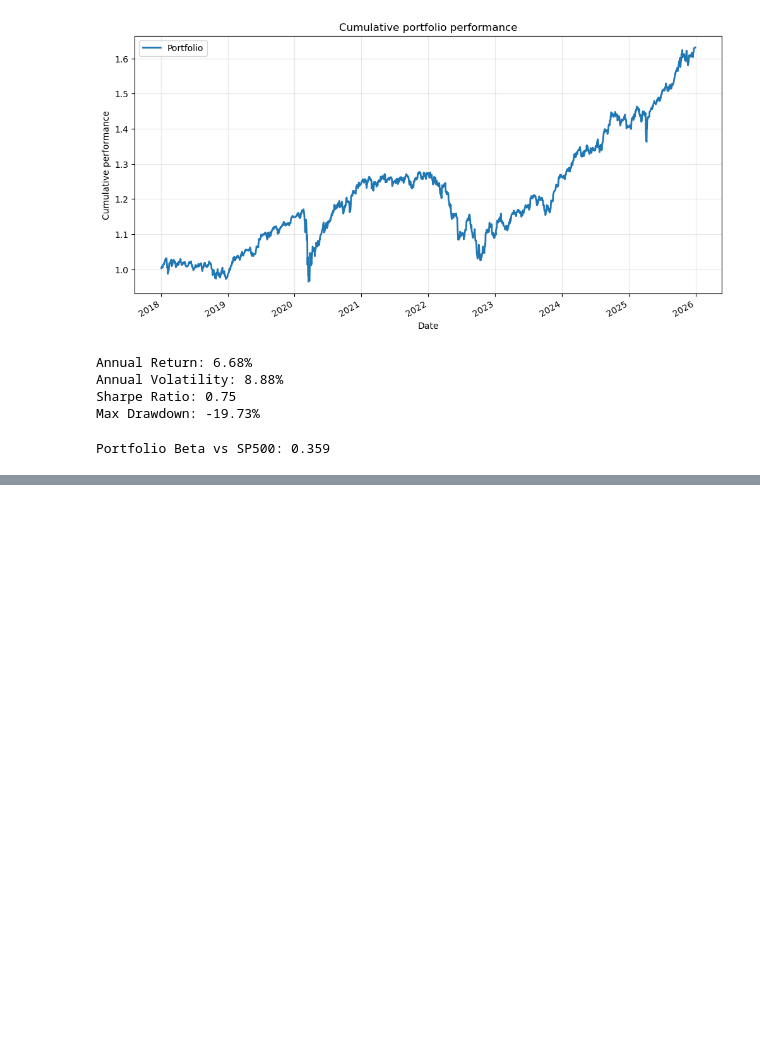
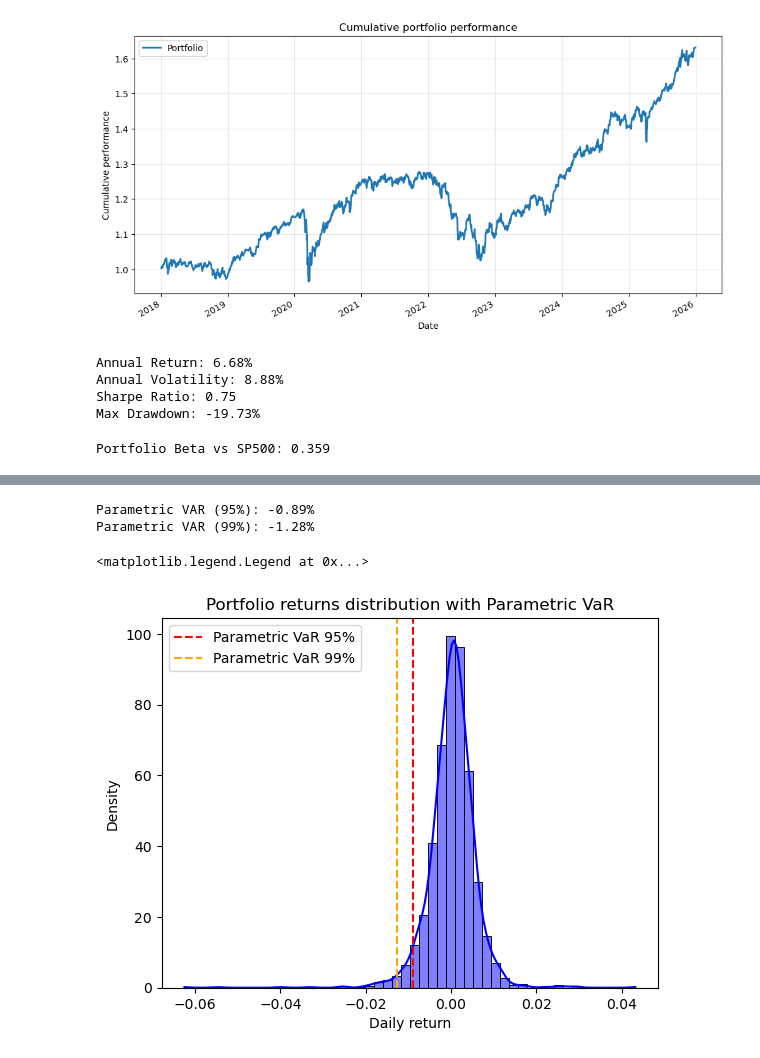
Before and after one commit to joelmw24/portfolio-stress-test, a Jupyter notebook: main.ipynb, the cells around one changed output, grey strips where cells are left out. Drawn from its saved outputs; the diff is of its cells as text; code cells hidden in the pictures; blank space fills up the shorter version.

```diff
--- a/main.ipynb
+++ b/main.ipynb
@@ -159,0 +173,27 @@ plt.show()
+# %%
+# Parametric VAR calculation
+confidence_level1 = 0.95
+confidence_level2 = 0.99
+
+mean_return = port_returns.mean()
+std_return = port_returns.std()
+
+z_95 = norm.ppf(1 - confidence_level1)
+z_99 = norm.ppf(1 - confidence_level2)
+var_95_param = mean_return + z_95 * std_return
+var_99_param = mean_return + z_99 * std_return
+
+print(f"Parametric VAR (95%): {var_95_param:.2%}")
+print(f"Parametric VAR (99%): {var_99_param:.2%}")
+sns.histplot(port_returns, bins=50, kde=True, color='blue', stat='density')
+plt.axvline(var_95_param, color='red', linestyle='--', label='Parametric VaR 95%')
+plt.axvline(var_99_param, color='orange', linestyle='--', label='Parametric VaR 99%')
+plt.title("Portfolio returns distribution with Parametric VaR")
+plt.xlabel("Daily return")
+plt.ylabel("Density")
+plt.legend()
+# %% [output]
+Parametric VAR (95%): -0.89%
+Parametric VAR (99%): -1.28%
+<matplotlib.legend.Legend at 0x...>
+[figure, added]
```
Also changed, not shown: parts of 4 cells of this notebook.
